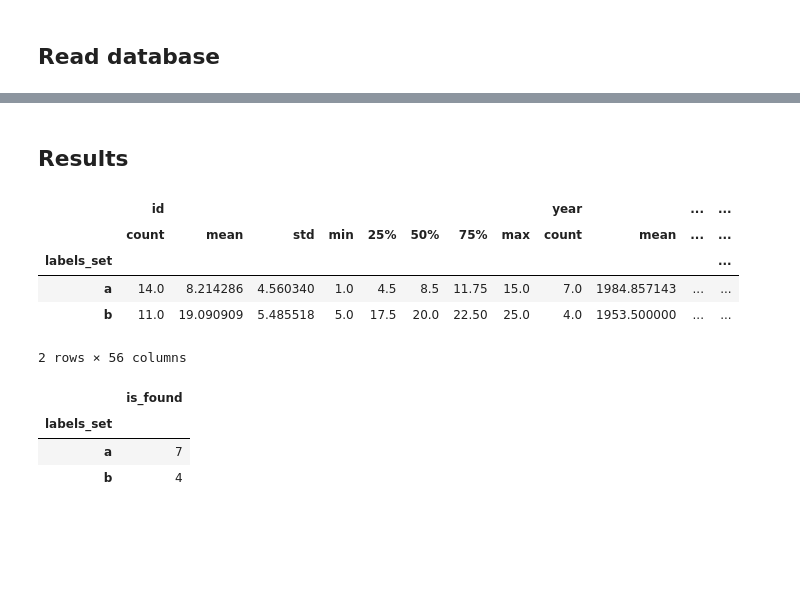
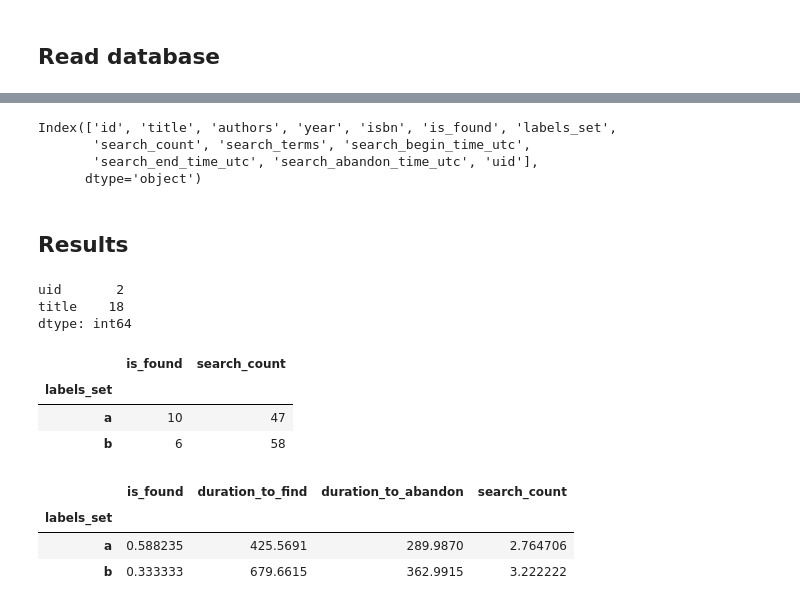
Before and after one commit to NatLibFi/kivepa-booksearch-workshop, a Jupyter notebook: analysis.ipynb, the cells around one changed output, grey strips where cells are left out. Drawn from its saved outputs; the diff is of its cells as text; code cells hidden in the pictures; blank space fills up the shorter version.

```diff
--- a/analysis.ipynb
+++ b/analysis.ipynb
@@ -21,27 +21,38 @@ df.head()
+# %%
+df.columns
+# %% [output]
+Index(['id', 'title', 'authors', 'year', 'isbn', 'is_found', 'labels_set',
+       'search_count', 'search_terms', 'search_begin_time_utc',
+       'search_end_time_utc', 'search_abandon_time_utc', 'uid'],
+      dtype='object')
 # %%
 # Convert timestamps in string format to datetime
 df['search_begin_time_utc'] = pd.to_datetime(df['search_begin_time_utc'])
 df['search_end_time_utc'] = pd.to_datetime(df['search_end_time_utc'])
-df['search_abandon_time_utc'] = pd.to_datetime(df['abandon_time_utc'])
+df['search_abandon_time_utc'] = pd.to_datetime(df['search_abandon_time_utc'])
 
 # Calculate durations in seconds
 df['duration_to_find'] = (df['search_end_time_utc'] - df['search_begin_time_utc']).dt.total_seconds()
 df['duration_to_abandon'] = (df['search_abandon_time_utc'] - df['search_begin_time_utc']).dt.total_seconds()
 # %% [markdown]
 ## Results
+# %%
+df[['uid', 'title']].nunique()
+# %% [output]
+uid       2
+title    18
+dtype: int64
 # %%
-df.groupby(by='labels_set').describe()
+df.groupby(by='labels_set')[['is_found', 'search_count']].sum()
 # %% [output]
-|  | id |  |  |  |  |  |  |  | year |  | ... | ... |
-|  | count | mean | std | min | 25% | 50% | 75% | max | count | mean | ... | ... |
-| labels_set |  |  |  |  |  |  |  |  |  |  |  | ... |
-| a | 14.0 | 8.214286 | 4.560340 | 1.0 | 4.5 | 8.5 | 11.75 | 15.0 | 7.0 | 1984.857143 | ... | ... |
-| b | 11.0 | 19.090909 | 5.485518 | 5.0 | 17.5 | 20.0 | 22.50 | 25.0 | 4.0 | 1953.500000 | ... | ... |
+|  | is_found | search_count |
+| labels_set |  |  |
+| a | 10 | 47 |
+| b | 6 | 58 |
-2 rows × 56 columns
 # %%
-df.groupby(by='labels_set')[['is_found']].sum()
+df.groupby(by='labels_set')[['is_found', 'duration_to_find', 'duration_to_abandon', 'search_count']].mean()
 # %% [output]
-|  | is_found |
-| labels_set |  |
-| a | 7 |
-| b | 4 |
+|  | is_found | duration_to_find | duration_to_abandon | search_count |
+| labels_set |  |  |  |  |
+| a | 0.588235 | 425.5691 | 289.9870 | 2.764706 |
+| b | 0.333333 | 679.6615 | 362.9915 | 3.222222 |
```
Also changed, not shown: parts of 8 cells of this notebook.
